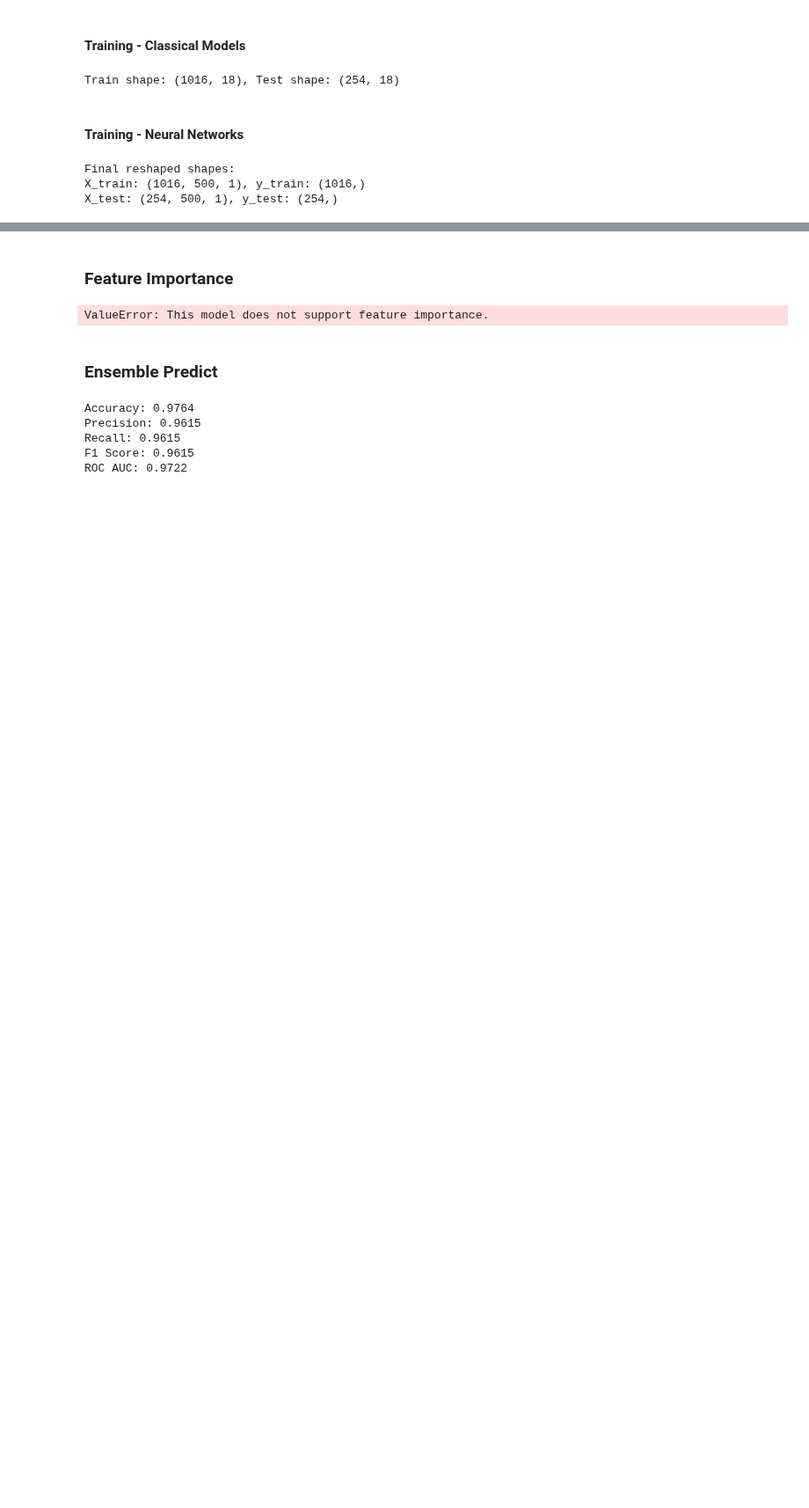
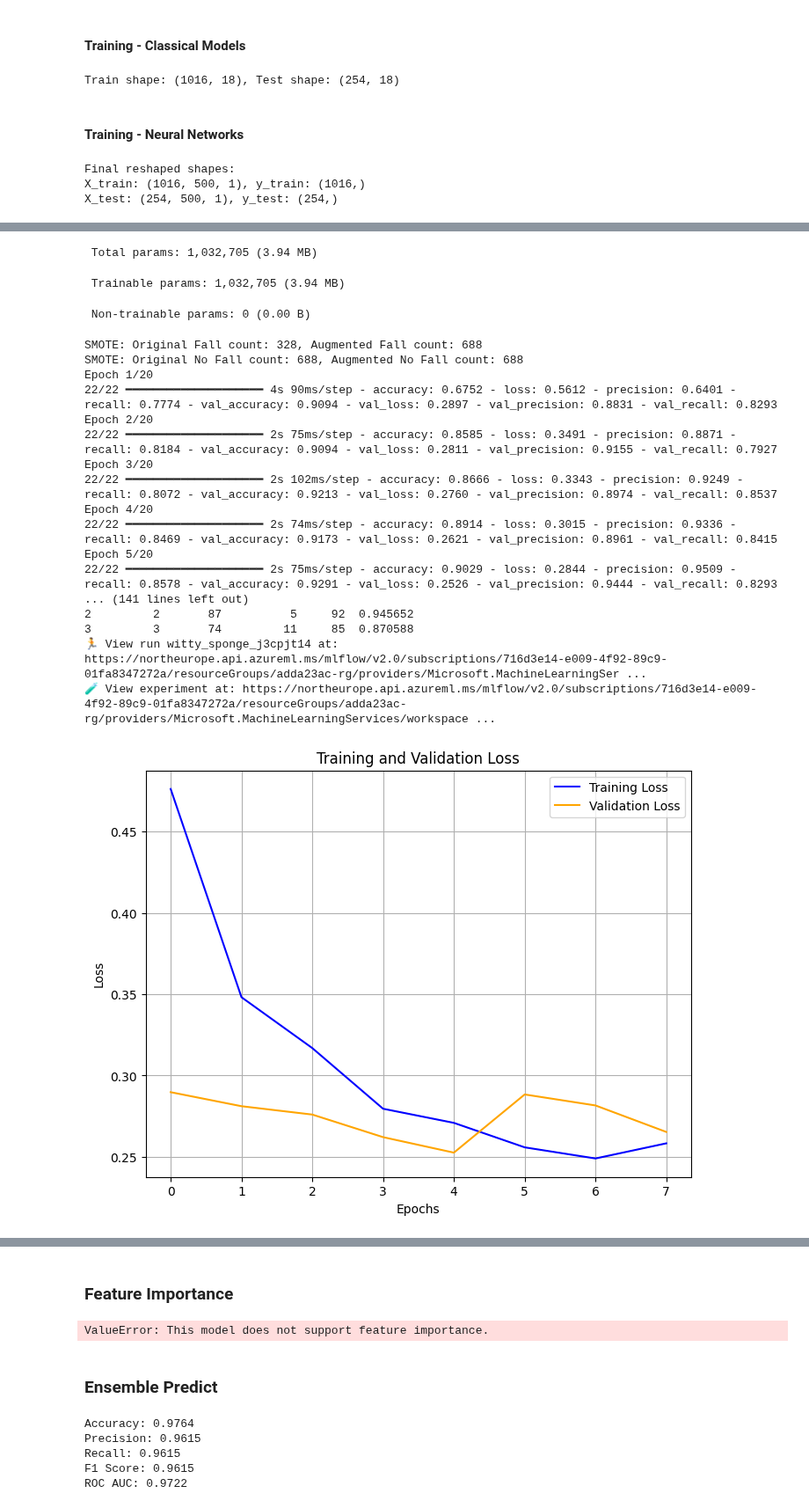
Before and after one commit to AdrianDaeschlein/master, a Jupyter notebook: pipeline.ipynb, the cells around one changed output, grey strips where cells are left out. Shown at 88% size. Drawn from its saved outputs; the diff is of its cells as text; code cells hidden in the pictures; blank space fills up the shorter version.

Commit message:
ADD loss and accuracy graph

```diff
--- a/pipeline.ipynb
+++ b/pipeline.ipynb
@@ -631 +658,24 @@ def train_and_log_classical_model(
+# %%
+def plot_accuracy(history, save_path=None):
+    """
+    Plots the training and validation accuracy curves.
+
+    Args:
+        history: The history object returned by model.fit().
+        save_path: Optional path to save the plot as an image file.
+    """
+    plt.figure(figsize=(8, 6))
+    plt.plot(history.history['accuracy'], label='Training Accuracy', color='blue')
+    plt.plot(history.history['val_accuracy'], label='Validation Accuracy', color='orange')
+    plt.title('Training and Validation Accuracy')
+    plt.xlabel('Epochs')
+    plt.ylabel('Accuracy')
+    plt.legend()
+    plt.grid(True)
+
+    if save_path:
+        plt.savefig(save_path)
+        print(f"Accuracy plot saved to {save_path}")
+    else:
+        plt.show()
 # %% [markdown]
@@ -1008,17 +1136,17 @@ def build_bidirectional_lstm():
 # ==========================
 RNN_UNITS = 256           # Number of RNN/LSTM units
 DENSE_UNITS = 64         # Number of neurons in the dense layer
-DROPOUT_RATE = 0.3      # Dropout rate for regularization
+DROPOUT_RATE = 0.2      # Dropout rate for regularization
 OPTIMIZER = "adam"       # Optimizer: "adam", "sgd", "rmsprop", etc.
 LOSS_FUNCTION = "binary_crossentropy"  # "binary_crossentropy" for classification
-METRICS = ["accuracy"]   # Metrics to monitor
-EPOCHS = 10              # Number of training epochs
+METRICS = ["accuracy", "precision", "recall"]   # Metrics to monitor
+EPOCHS = 20              # Number of training epochs
 BATCH_SIZE = 64          # Batch size for training
 INPUT_SHAPE = (500, 1)   # (Time steps, Features) - Adjust based on your dataset
 # %% [markdown]
 ### Training
 # %%
-model = build_rnn_model()  # Change this to your desired model
+model = build_cnn_model()  # Change this to your desired model
 print(model.summary())  # Print model architecture
 print(model)
 # %% [output]
@@ -1062,11 +1194,12 @@ Train shape: (1016, 18), Test shape: (254, 18)
 # %% [markdown]
 #### Training - Neural Networks
 # %%
-# ✅ Use the correct training function for RNNs
+#  Use the correct training function for RNNs
 trained_model = train_model(
     model=model,
     dataset_name="MPU_falls_demean.csv",
-    save_name="MPU_RNN_1",
+    # dataset_name="geophone.csv",
+    save_name="GEO_CNN_1",
     experiment_name="NN Models MPU",
     epochs=EPOCHS,
     batch_size=BATCH_SIZE,
@@ -1096,0 +1230,21 @@ Activity: FCF, X shape: (12, 500), y shape: (12,)
+ Total params: 1,032,705 (3.94 MB)
+ Trainable params: 1,032,705 (3.94 MB)
+ Non-trainable params: 0 (0.00 B)
+SMOTE: Original Fall count: 328, Augmented Fall count: 688
+SMOTE: Original No Fall count: 688, Augmented No Fall count: 688
+Epoch 1/20
+22/22 ━━━━━━━━━━━━━━━━━━━━ 4s 90ms/step - accuracy: 0.6752 - loss: 0.5612 - precision: 0.6401 - recall: 0.7774 - val_accuracy: 0.9094 - val_loss: 0.2897 - val_precision: 0.8831 - val_recall: 0.8293
+Epoch 2/20
+22/22 ━━━━━━━━━━━━━━━━━━━━ 2s 75ms/step - accuracy: 0.8585 - loss: 0.3491 - precision: 0.8871 - recall: 0.8184 - val_accuracy: 0.9094 - val_loss: 0.2811 - val_precision: 0.9155 - val_recall: 0.7927
+Epoch 3/20
+22/22 ━━━━━━━━━━━━━━━━━━━━ 2s 102ms/step - accuracy: 0.8666 - loss: 0.3343 - precision: 0.9249 - recall: 0.8072 - val_accuracy: 0.9213 - val_loss: 0.2760 - val_precision: 0.8974 - val_recall: 0.8537
+Epoch 4/20
+22/22 ━━━━━━━━━━━━━━━━━━━━ 2s 74ms/step - accuracy: 0.8914 - loss: 0.3015 - precision: 0.9336 - recall: 0.8469 - val_accuracy: 0.9173 - val_loss: 0.2621 - val_precision: 0.8961 - val_recall: 0.8415
+Epoch 5/20
+22/22 ━━━━━━━━━━━━━━━━━━━━ 2s 75ms/step - accuracy: 0.9029 - loss: 0.2844 - precision: 0.9509 - recall: 0.8578 - val_accuracy: 0.9291 - val_loss: 0.2526 - val_precision: 0.9444 - val_recall: 0.8293
+... (141 lines left out)
+2         2       87          5     92  0.945652
+3         3       74         11     85  0.870588
+🏃 View run witty_sponge_j3cpjt14 at: https://northeurope.api.azureml.ms/mlflow/v2.0/subscriptions/716d3e14-e009-4f92-89c9-01fa8347272a/resourceGroups/adda23ac-rg/providers/Microsoft.MachineLearningSer ...
+🧪 View experiment at: https://northeurope.api.azureml.ms/mlflow/v2.0/subscriptions/716d3e14-e009-4f92-89c9-01fa8347272a/resourceGroups/adda23ac-rg/providers/Microsoft.MachineLearningServices/workspace ...
+[figure, added]
```
Also changed, not shown: parts of 21 cells of this notebook.
